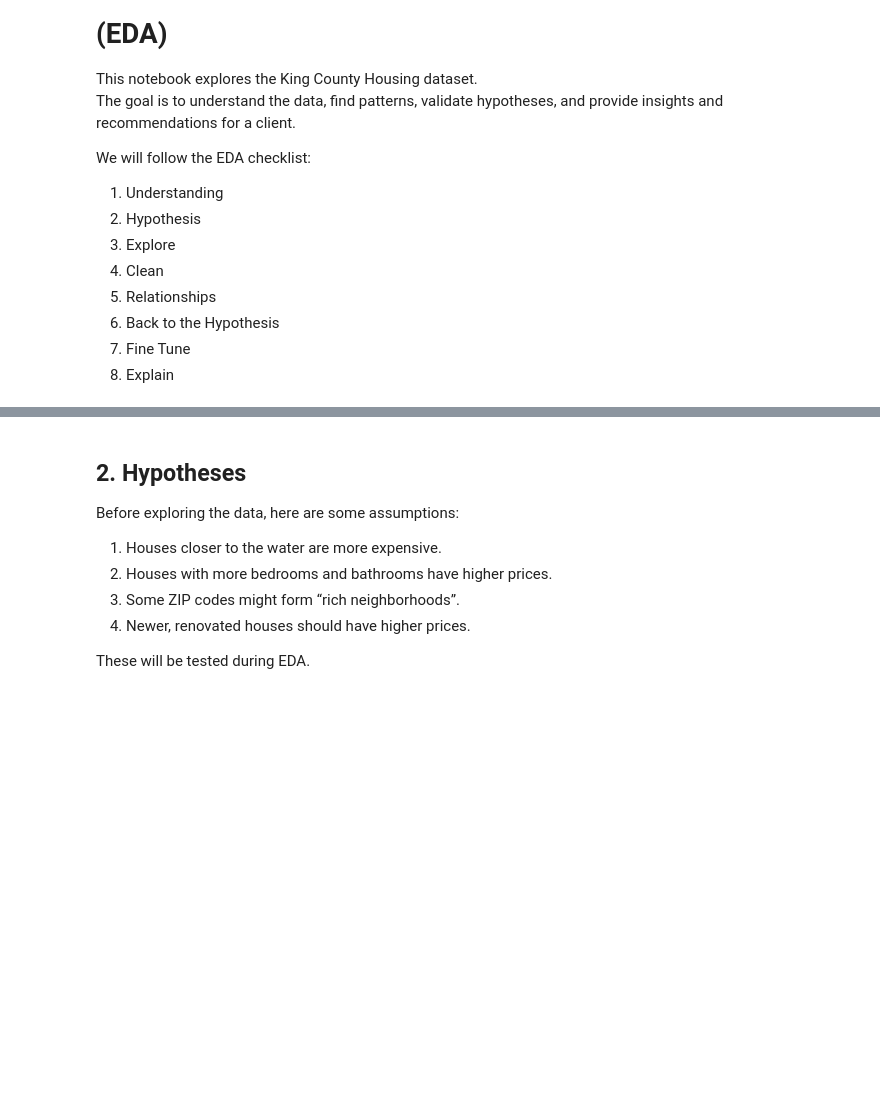
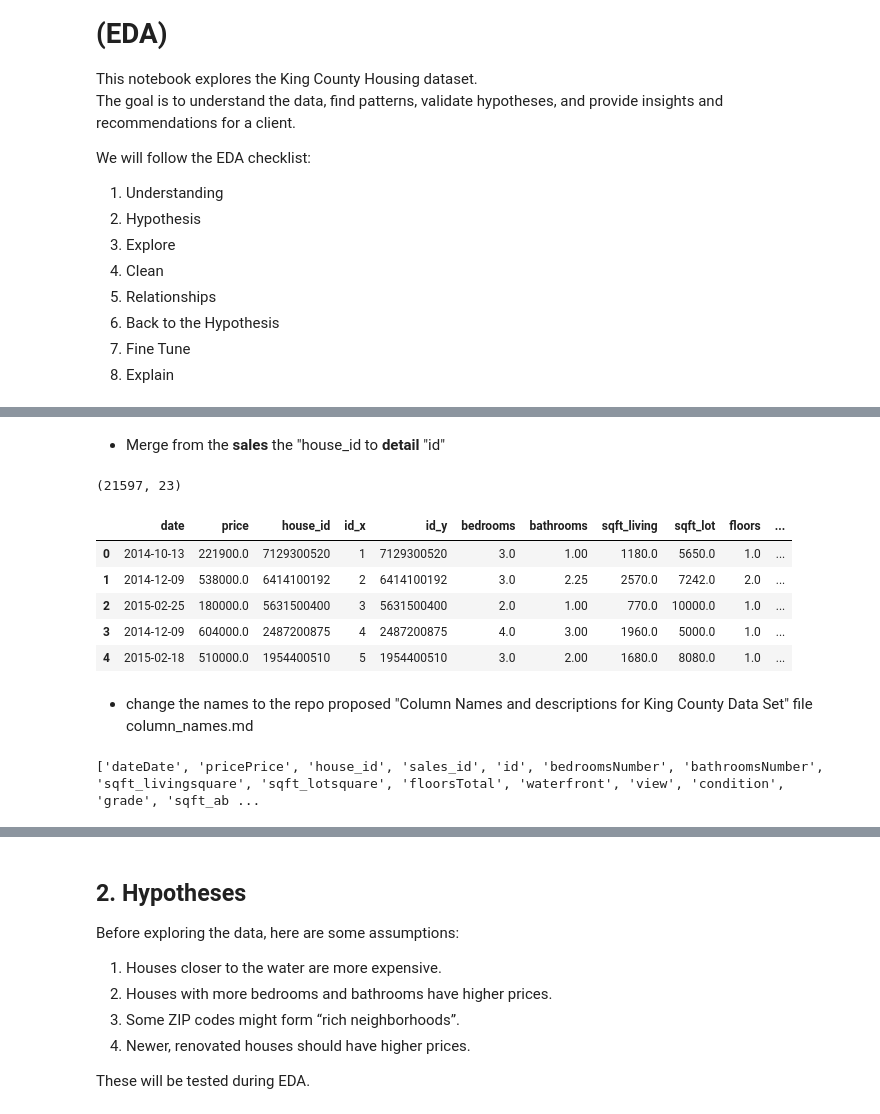
Before and after one commit to asimeoa/ds-eda-project-template_sia, a Jupyter notebook: eda_analysis_main.ipynb, the cells around one changed output, grey strips where cells are left out. Drawn from its saved outputs; the diff is of its cells as text; code cells hidden in the pictures; blank space fills up the shorter version.

```diff
--- a/eda_analysis_main.ipynb
+++ b/eda_analysis_main.ipynb
@@ -74,0 +79,20 @@ memory usage: 3.1 MB
+# %% [markdown]
+- Merge from the **sales** the "house_id to **detail** "id"
+# %%
+# Merge from the sales "house_id to detail "id"
+df = sales.merge(details,
+left_on="house_id",
+right_on="id", how="left")
+
+print(df.shape)
+df.head()
+# %% [output]
+(21597, 23)
+|  | date | price | house_id | id_x | id_y | bedrooms | bathrooms | sqft_living | sqft_lot | floors | ... |
+| 0 | 2014-10-13 | 221900.0 | 7129300520 | 1 | 7129300520 | 3.0 | 1.00 | 1180.0 | 5650.0 | 1.0 | ... |
+| 1 | 2014-12-09 | 538000.0 | 6414100192 | 2 | 6414100192 | 3.0 | 2.25 | 2570.0 | 7242.0 | 2.0 | ... |
+| 2 | 2015-02-25 | 180000.0 | 5631500400 | 3 | 5631500400 | 2.0 | 1.00 | 770.0 | 10000.0 | 1.0 | ... |
+| 3 | 2014-12-09 | 604000.0 | 2487200875 | 4 | 2487200875 | 4.0 | 3.00 | 1960.0 | 5000.0 | 1.0 | ... |
+| 4 | 2015-02-18 | 510000.0 | 1954400510 | 5 | 1954400510 | 3.0 | 2.00 | 1680.0 | 8080.0 | 1.0 | ... |
+# %% [markdown]
+- change the names to the repo proposed "Column Names and descriptions for King County Data Set" file column_names.md
@@ -74,0 +125,4 @@ memory usage: 3.1 MB
+# %%
+print(list(df.columns)) # take columns as list
+# %% [output]
+['dateDate', 'pricePrice', 'house_id', 'sales_id', 'id', 'bedroomsNumber', 'bathroomsNumber', 'sqft_livingsquare', 'sqft_lotsquare', 'floorsTotal', 'waterfront', 'view', 'condition', 'grade', 'sqft_ab ...
```
Also changed, not shown: parts of 28 cells of this notebook, 1 other file.
